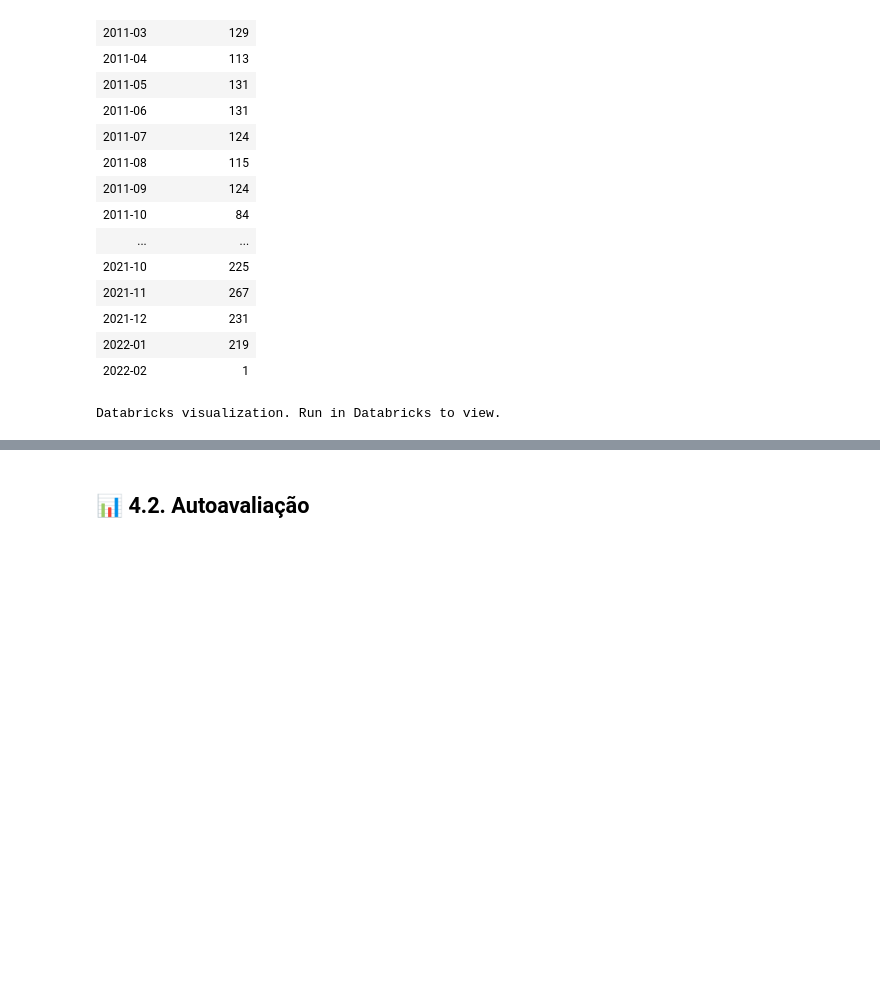
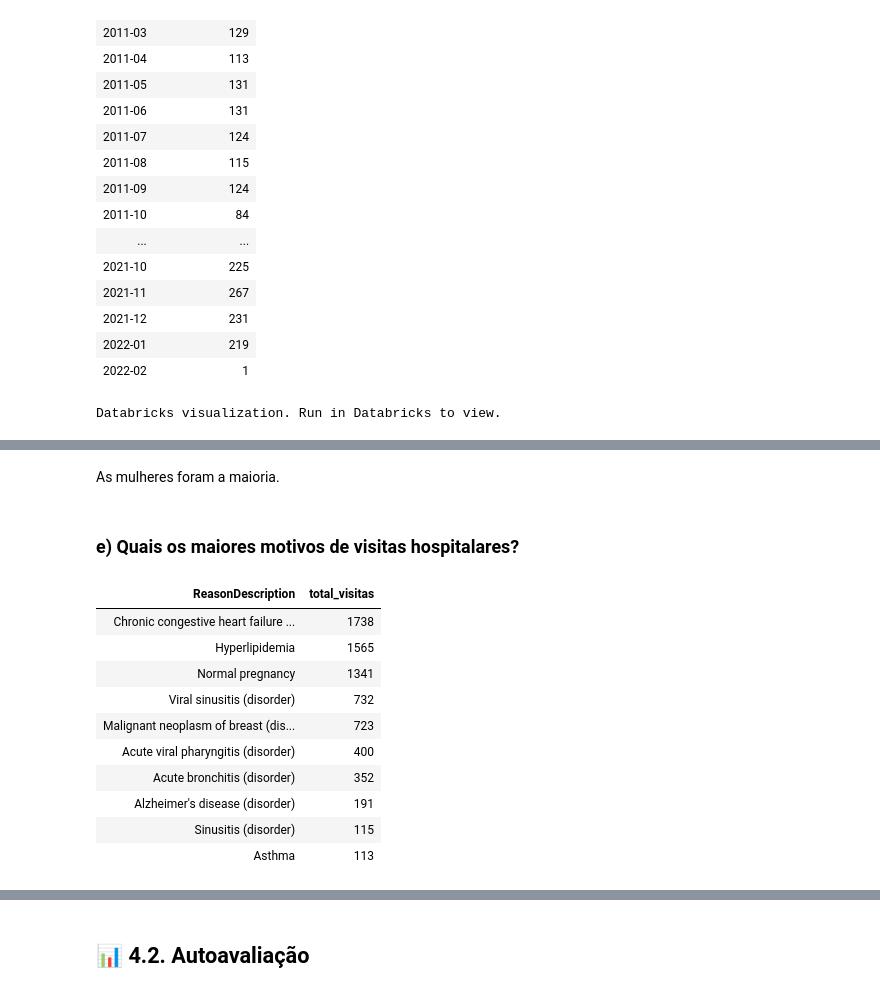
Before and after one commit to cristianofanchin/puc-rio, a Jupyter notebook: engenhariadados/4-Solucao_do_Problema_e_Autoavaliacao.ipynb, the cells around one changed output, grey strips where cells are left out. Drawn from its saved outputs; the diff is of its cells as text; code cells hidden in the pictures; blank space fills up the shorter version.

```diff
--- a/engenhariadados/4-Solucao_do_Problema_e_Autoavaliacao.ipynb
+++ b/engenhariadados/4-Solucao_do_Problema_e_Autoavaliacao.ipynb
@@ -39,0 +129,26 @@ Databricks visualization. Run in Databricks to view.
+# %% [markdown]
+As mulheres foram a maioria.
+# %% [markdown]
+### e) Quais os maiores motivos de visitas hospitalares?
+# %%
+%sql
+SELECT
+  ReasonDescription,
+  COUNT(*) AS total_visitas
+FROM gold.flat
+WHERE ReasonDescription IS NOT NULL AND ReasonDescription != ''
+GROUP BY ReasonDescription
+ORDER BY total_visitas DESC
+LIMIT 10;
+# %% [output]
+| ReasonDescription | total_visitas |
+| Chronic congestive heart failure ... | 1738 |
+| Hyperlipidemia | 1565 |
+| Normal pregnancy | 1341 |
+| Viral sinusitis (disorder) | 732 |
+| Malignant neoplasm of breast (dis... | 723 |
+| Acute viral pharyngitis (disorder) | 400 |
+| Acute bronchitis (disorder) | 352 |
+| Alzheimer's disease (disorder) | 191 |
+| Sinusitis (disorder) | 115 |
+| Asthma | 113 |
```
Also changed, not shown: parts of 28 cells of this notebook.
